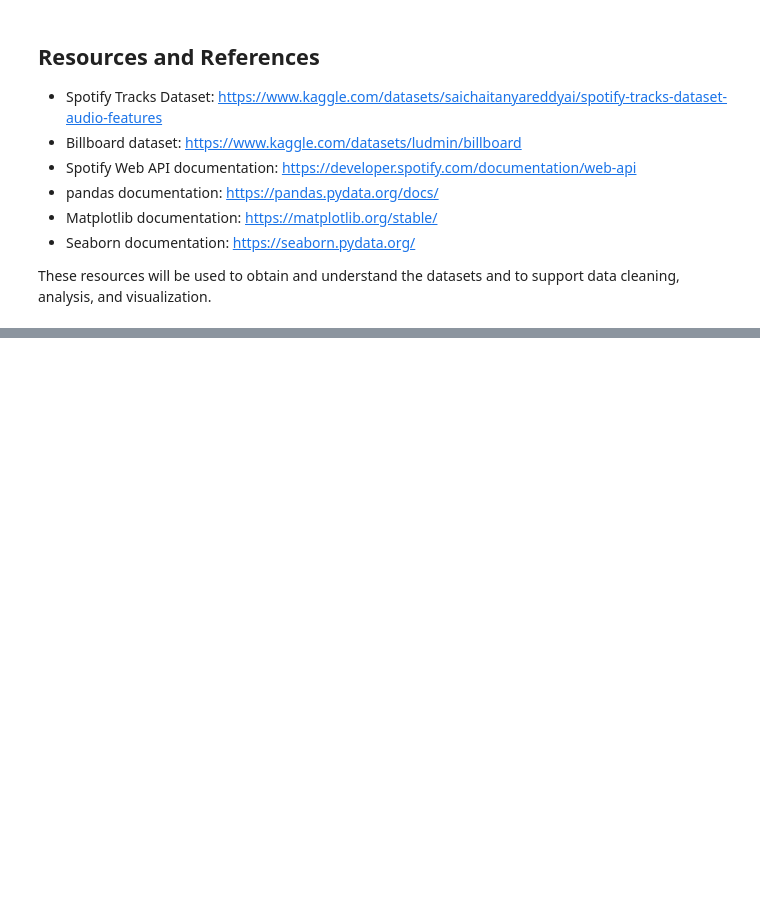
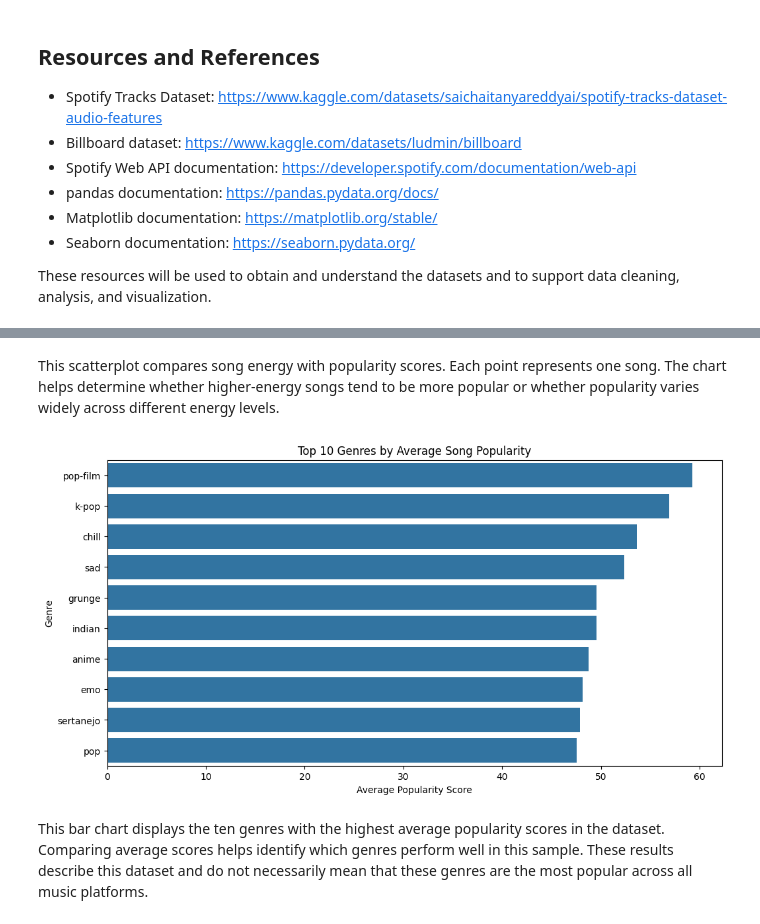
Before and after one commit to IT4063C-Fall2026/data-tech-analytics-final-project-krameron-uc, a Jupyter notebook: source.ipynb, the cells around one changed output, grey strips where cells are left out. Saved outputs shown, nothing was run; the diff lists cells and outputs as text; code cells hidden in the pictures; blank space fills up the shorter version.

```diff
--- a/source.ipynb
+++ b/source.ipynb
@@ -83,0 +227,25 @@ These resources will be used to obtain and understand the datasets and to suppor
+# %% [markdown]
+This scatterplot compares song energy with popularity scores. Each point represents one song. The chart helps determine whether higher-energy songs tend to be more popular or whether popularity varies widely across different energy levels.
+# %%
+genre_popularity = (
+    spotify_df.groupby("track_genre")["popularity"]
+    .mean()
+    .sort_values(ascending=False)
+    .head(10)
+)
+
+plt.figure(figsize=(12, 6))
+
+sns.barplot(
+    x=genre_popularity.values,
+    y=genre_popularity.index
+)
+
+plt.title("Top 10 Genres by Average Song Popularity")
+plt.xlabel("Average Popularity Score")
+plt.ylabel("Genre")
+plt.show()
+# %% [output]
+[figure, added]
+# %% [markdown]
+This bar chart displays the ten genres with the highest average popularity scores in the dataset. Comparing average scores helps identify which genres perform well in this sample. These results describe this dataset and do not necessarily mean that these genres are the most popular across all music platforms.
```
Also changed, not shown: parts of 36 cells of this notebook, 9 other files.
